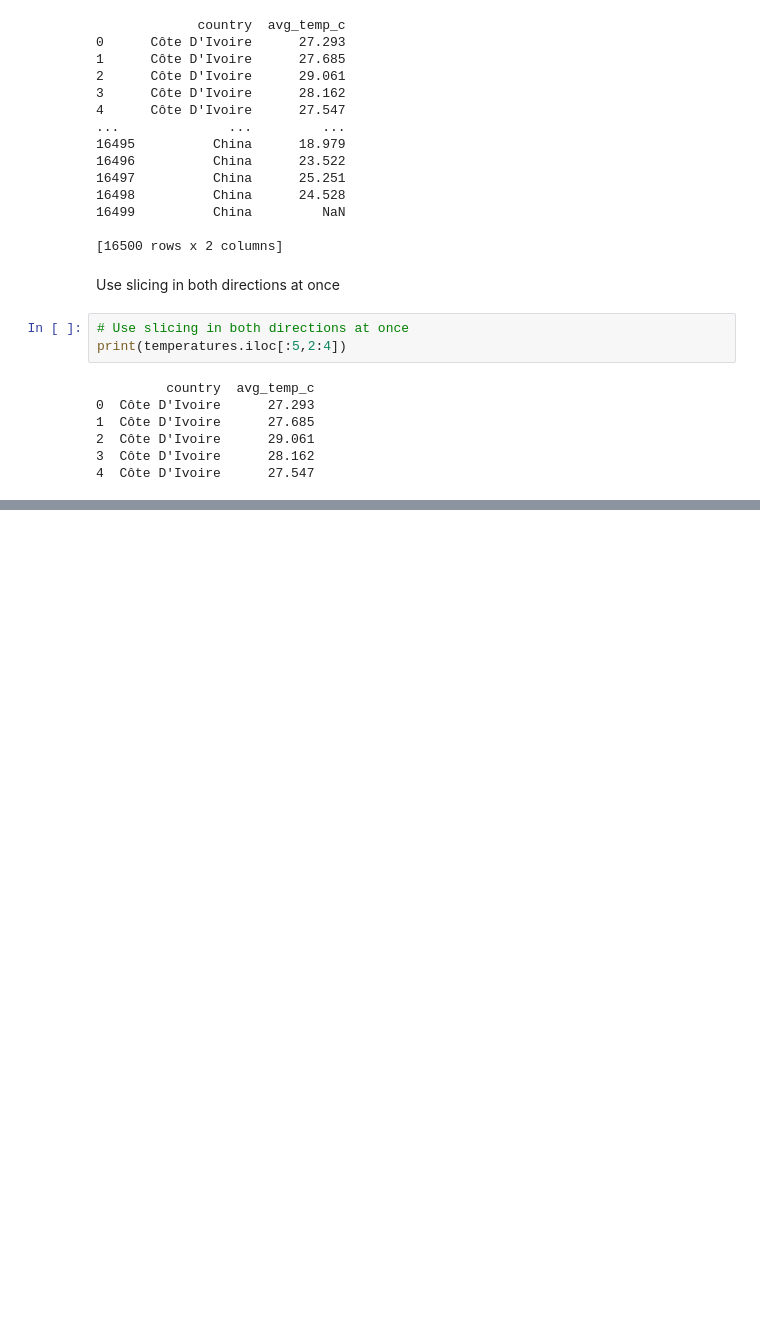
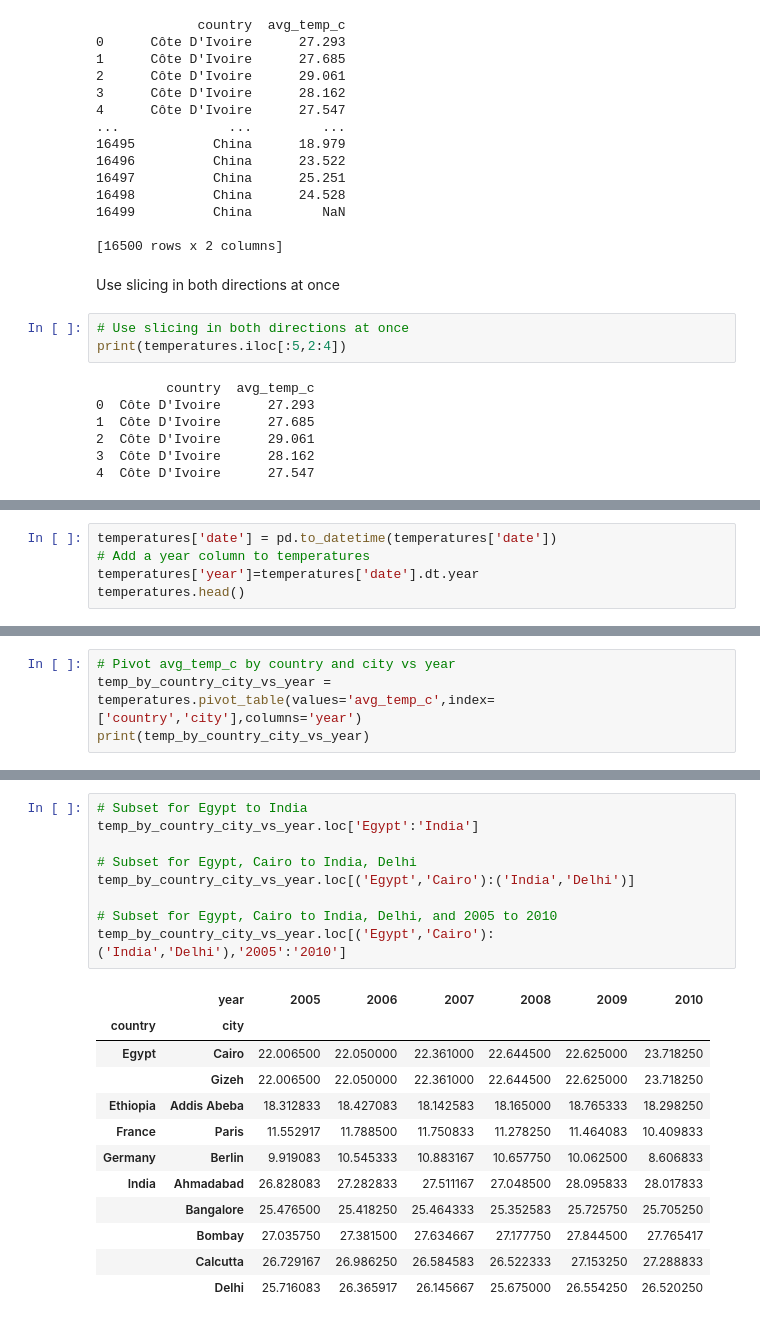
Before and after one commit to Navidullah/Data-Science, a Jupyter notebook: pandas.ipynb, the cells around one changed output, grey strips where cells are left out. Cells and saved outputs as stored; diff of their text form; blank space fills up the shorter version.

```diff
--- a/pandas.ipynb
+++ b/pandas.ipynb
@@ -1661,0 +1724,5 @@ print(temperatures.iloc[:5,2:4])
+# %%
+temperatures['date'] = pd.to_datetime(temperatures['date'])
+# Add a year column to temperatures
+temperatures['year']=temperatures['date'].dt.year
+temperatures.head()
@@ -1661,0 +1738,4 @@ print(temperatures.iloc[:5,2:4])
+# %%
+# Pivot avg_temp_c by country and city vs year
+temp_by_country_city_vs_year = temperatures.pivot_table(values='avg_temp_c',index=['country','city'],columns='year')
+print(temp_by_country_city_vs_year)
@@ -1661,0 +1760,22 @@ print(temperatures.iloc[:5,2:4])
+# %%
+# Subset for Egypt to India
+temp_by_country_city_vs_year.loc['Egypt':'India']
+
+# Subset for Egypt, Cairo to India, Delhi
+temp_by_country_city_vs_year.loc[('Egypt','Cairo'):('India','Delhi')]
+
+# Subset for Egypt, Cairo to India, Delhi, and 2005 to 2010
+temp_by_country_city_vs_year.loc[('Egypt','Cairo'):('India','Delhi'),'2005':'2010']
+# %% [output]
+|  | year | 2005 | 2006 | 2007 | 2008 | 2009 | 2010 |
+| country | city |  |  |  |  |  |  |
+| Egypt | Cairo | 22.006500 | 22.050000 | 22.361000 | 22.644500 | 22.625000 | 23.718250 |
+|  | Gizeh | 22.006500 | 22.050000 | 22.361000 | 22.644500 | 22.625000 | 23.718250 |
+| Ethiopia | Addis Abeba | 18.312833 | 18.427083 | 18.142583 | 18.165000 | 18.765333 | 18.298250 |
+| France | Paris | 11.552917 | 11.788500 | 11.750833 | 11.278250 | 11.464083 | 10.409833 |
+| Germany | Berlin | 9.919083 | 10.545333 | 10.883167 | 10.657750 | 10.062500 | 8.606833 |
+| India | Ahmadabad | 26.828083 | 27.282833 | 27.511167 | 27.048500 | 28.095833 | 28.017833 |
+|  | Bangalore | 25.476500 | 25.418250 | 25.464333 | 25.352583 | 25.725750 | 25.705250 |
+|  | Bombay | 27.035750 | 27.381500 | 27.634667 | 27.177750 | 27.844500 | 27.765417 |
+|  | Calcutta | 26.729167 | 26.986250 | 26.584583 | 26.522333 | 27.153250 | 27.288833 |
+|  | Delhi | 25.716083 | 26.365917 | 26.145667 | 25.675000 | 26.554250 | 26.520250 |
```
Also changed, not shown: parts of 14 cells of this notebook.
